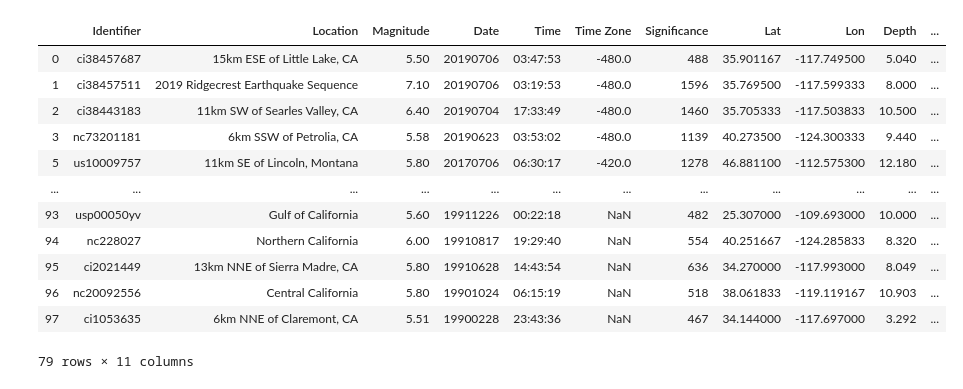
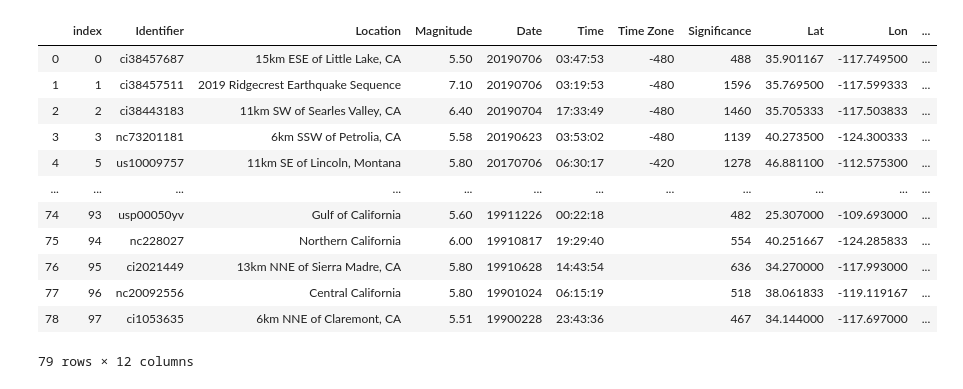
Before and after one commit to dwlopez91/project-1, a Jupyter notebook: EarthquakeListNotebook/earthquakes.ipynb, the cells around one changed output. Saved outputs shown, nothing was run; the diff lists cells and outputs as text; code cells hidden in the pictures.

```diff
--- a/EarthquakeListNotebook/earthquakes.ipynb
+++ b/EarthquakeListNotebook/earthquakes.ipynb
@@ -33,46 +34,49 @@ response
 # %%
 record_list = []
 i=0
 
 for record in response['features']:
     identifier = response['features'][i]['id']
     mag = response['features'][i]['properties']['mag']
     url = response['features'][i]['properties']['url']
     epochtime = response['features'][i]['properties']['time']
     converted_date= time.strftime('%Y%m%d',  time.gmtime(epochtime/1000))
     converted_time = time.strftime('%H:%M:%S',  time.gmtime(epochtime/1000))
     timezone=response['features'][i]['properties']['tz']
     place = response['features'][i]['properties']['place']
     significance=response['features'][i]['properties']['sig']
     lon = response['features'][i]['geometry']['coordinates'][0]
     lat = response['features'][i]['geometry']['coordinates'][1]
     depth = response['features'][i]['geometry']['coordinates'][2]
-    record_dict = {"Identifier":identifier, "Location":place, "Magnitude":mag, "Date":converted_date,"Time":converted_time,"Time Zone":timezone,
-                   "Significance":significance, "Lat":lat, "Lon":lon, "Depth":depth, "URL":url}
+    record_dict = {"Identifier":identifier, "Location":place, "Magnitude":mag, "Date":converted_date,
+                   "Time":converted_time,"Time Zone":timezone, "Significance":significance,
+                   "Lat":lat, "Lon":lon, "Depth":depth, "URL":url}
     record_list.append(record_dict)
 
     i += 1
 
 record_df = pd.DataFrame(record_list)
 
 record_df = record_df[~record_df["Location"].str.contains("Mexico")]
 
-record_df = record_df[~record_df["Location"].str.contains("MX")]
+record_df = record_df[~record_df["Location"].str.contains("MX")].reset_index()
+
+record_df = record_df.fillna(value="")
 
 record_df
 # %% [output]
-|  | Identifier | Location | Magnitude | Date | Time | Time Zone | Significance | Lat | Lon | Depth | ... |
-| 0 | ci38457687 | 15km ESE of Little Lake, CA | 5.50 | 20190706 | 03:47:53 | -480.0 | 488 | 35.901167 | -117.749500 | 5.040 | ... |
-| 1 | ci38457511 | 2019 Ridgecrest Earthquake Sequence | 7.10 | 20190706 | 03:19:53 | -480.0 | 1596 | 35.769500 | -117.599333 | 8.000 | ... |
-| 2 | ci38443183 | 11km SW of Searles Valley, CA | 6.40 | 20190704 | 17:33:49 | -480.0 | 1460 | 35.705333 | -117.503833 | 10.500 | ... |
-| 3 | nc73201181 | 6km SSW of Petrolia, CA | 5.58 | 20190623 | 03:53:02 | -480.0 | 1139 | 40.273500 | -124.300333 | 9.440 | ... |
-| 5 | us10009757 | 11km SE of Lincoln, Montana | 5.80 | 20170706 | 06:30:17 | -420.0 | 1278 | 46.881100 | -112.575300 | 12.180 | ... |
+|  | index | Identifier | Location | Magnitude | Date | Time | Time Zone | Significance | Lat | Lon | ... |
+| 0 | 0 | ci38457687 | 15km ESE of Little Lake, CA | 5.50 | 20190706 | 03:47:53 | -480 | 488 | 35.901167 | -117.749500 | ... |
+| 1 | 1 | ci38457511 | 2019 Ridgecrest Earthquake Sequence | 7.10 | 20190706 | 03:19:53 | -480 | 1596 | 35.769500 | -117.599333 | ... |
+| 2 | 2 | ci38443183 | 11km SW of Searles Valley, CA | 6.40 | 20190704 | 17:33:49 | -480 | 1460 | 35.705333 | -117.503833 | ... |
+| 3 | 3 | nc73201181 | 6km SSW of Petrolia, CA | 5.58 | 20190623 | 03:53:02 | -480 | 1139 | 40.273500 | -124.300333 | ... |
+| 4 | 5 | us10009757 | 11km SE of Lincoln, Montana | 5.80 | 20170706 | 06:30:17 | -420 | 1278 | 46.881100 | -112.575300 | ... |
 | ... | ... | ... | ... | ... | ... | ... | ... | ... | ... | ... | ... |
-| 93 | usp00050yv | Gulf of California | 5.60 | 19911226 | 00:22:18 | NaN | 482 | 25.307000 | -109.693000 | 10.000 | ... |
-| 94 | nc228027 | Northern California | 6.00 | 19910817 | 19:29:40 | NaN | 554 | 40.251667 | -124.285833 | 8.320 | ... |
-| 95 | ci2021449 | 13km NNE of Sierra Madre, CA | 5.80 | 19910628 | 14:43:54 | NaN | 636 | 34.270000 | -117.993000 | 8.049 | ... |
-| 96 | nc20092556 | Central California | 5.80 | 19901024 | 06:15:19 | NaN | 518 | 38.061833 | -119.119167 | 10.903 | ... |
-| 97 | ci1053635 | 6km NNE of Claremont, CA | 5.51 | 19900228 | 23:43:36 | NaN | 467 | 34.144000 | -117.697000 | 3.292 | ... |
+| 74 | 93 | usp00050yv | Gulf of California | 5.60 | 19911226 | 00:22:18 |  | 482 | 25.307000 | -109.693000 | ... |
+| 75 | 94 | nc228027 | Northern California | 6.00 | 19910817 | 19:29:40 |  | 554 | 40.251667 | -124.285833 | ... |
+| 76 | 95 | ci2021449 | 13km NNE of Sierra Madre, CA | 5.80 | 19910628 | 14:43:54 |  | 636 | 34.270000 | -117.993000 | ... |
+| 77 | 96 | nc20092556 | Central California | 5.80 | 19901024 | 06:15:19 |  | 518 | 38.061833 | -119.119167 | ... |
+| 78 | 97 | ci1053635 | 6km NNE of Claremont, CA | 5.51 | 19900228 | 23:43:36 |  | 467 | 34.144000 | -117.697000 | ... |
-79 rows × 11 columns
+79 rows × 12 columns
 # %%
 record_df.to_csv("earthquakes.csv")
```
Also changed, not shown: parts of 2 cells of this notebook, 15 other files.
